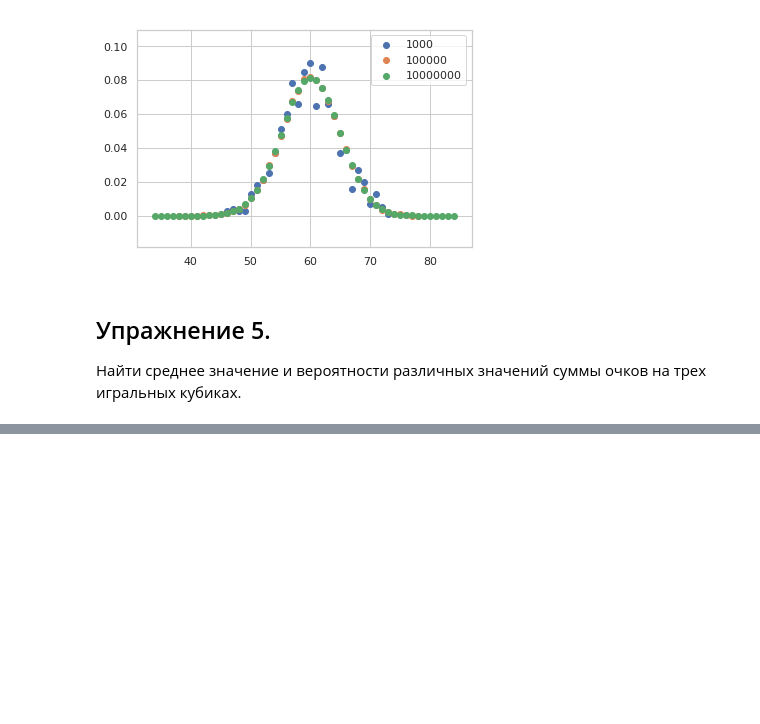
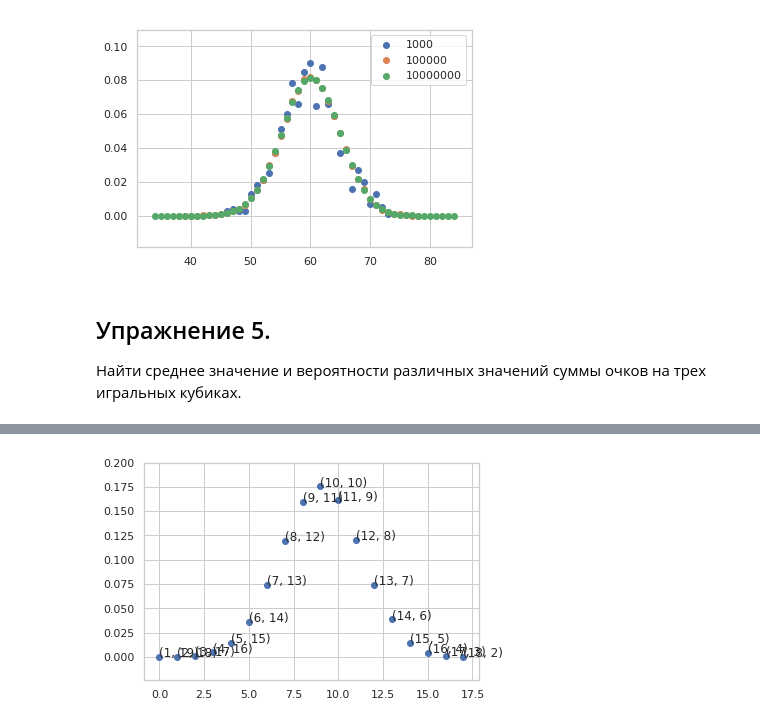
Before and after one commit to WeitBelou/monte-carlo, a Jupyter notebook: notebooks/Lesson 2.ipynb, the cells around one changed output, grey strips where cells are left out. Saved outputs shown, nothing was run; the diff lists cells and outputs as text; code cells hidden in the pictures; blank space fills up the shorter version.

```diff
--- a/notebooks/Lesson 2.ipynb
+++ b/notebooks/Lesson 2.ipynb
@@ -153,0 +153,25 @@ mean=10.4999986
+# %%
+def molecules_batch_generator(n_cells: int = 2, n_balls: int = 20) -> Generator[Tuple[int, int], None, None]:
+    while True:
+        cells = [0] * n_cells
+        for i in range(n_balls):
+            cells[random.choice((0, 1))] += 1
+        yield tuple(cells)
+# %%
+gen = molecules_batch_generator()
+n = 10 ** 5
+
+batches = list(islice(gen, n))
+
+uniques = list(sorted(set(batches)))
+p = [batches.count(u) / n for u in uniques]
+
+fig, ax = plt.subplots()
+ax.scatter(x=range(len(uniques)), y=p)
+
+for (i, u) in enumerate(uniques):
+    ax.annotate(f'{u}', (i, p[i]))
+
+plt.show()
+# %% [output]
+[figure, added]
```
Also changed, not shown: parts of 14 cells of this notebook.
